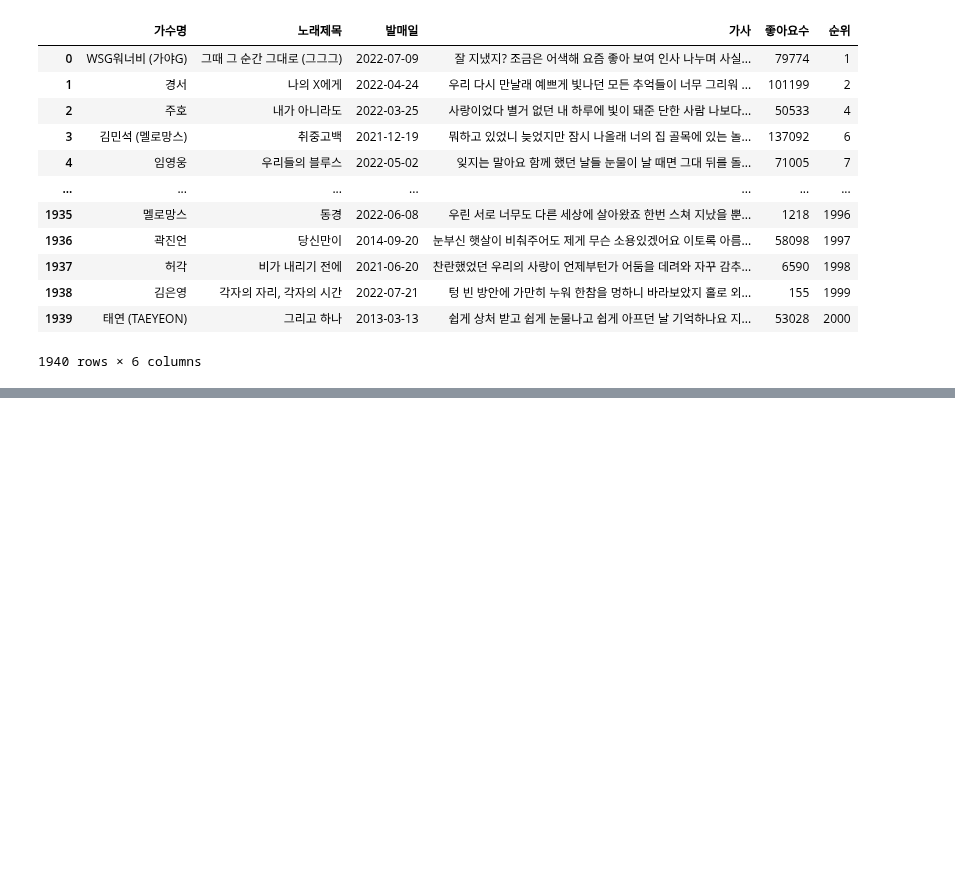
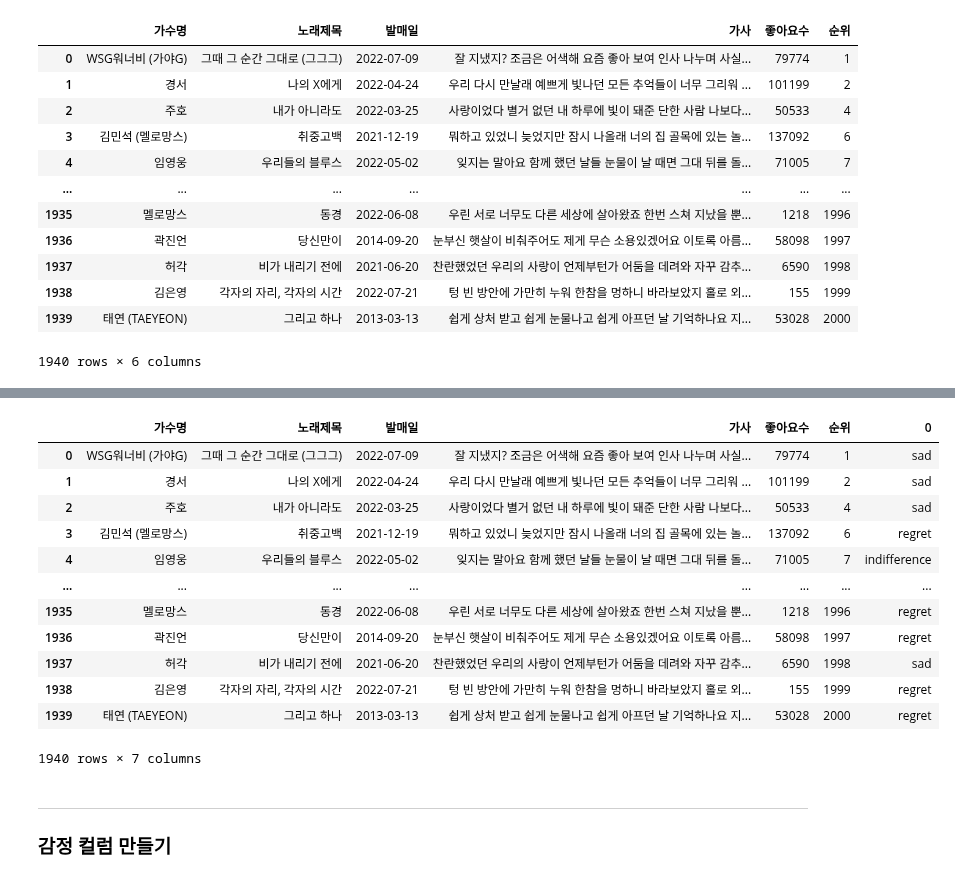
Before and after one commit to python-project-3Joe/python, a Jupyter notebook: Note/나이브베이즈/NaiveBayes.ipynb, the cells around one changed output, grey strips where cells are left out. Saved outputs shown, nothing was run; the diff lists cells and outputs as text; code cells hidden in the pictures; blank space fills up the shorter version.

Commit message:
Naive Bayes 모델로 감정 구분 후 csv 파일 만들었음(완성)

```diff
--- a/Note/나이브베이즈/NaiveBayes.ipynb
+++ b/Note/나이브베이즈/NaiveBayes.ipynb
@@ -136,0 +183,9 @@ memory usage: 91.1+ KB
+# %%
+emotion = []
+for j in range(1940//30 + 1):
+    for i in range(j*30, j*30+30):
+        if (i == 1940):
+            break
+        pre, scorelist = bf.predict(str(train_ballad2000.iloc[i].가사))
+        emotion.append(pre)
+        bf.fit(str(train_ballad2000.iloc[i].가사),pre)
@@ -211,0 +237,3 @@ emotion
+# %%
+감정 = pd.DataFrame(emotion)
+감정
@@ -211,0 +254,21 @@ emotion
+# %%
+Bayes_ballad2000 = pd.concat([Bayes_ballad2000,감정], axis=1)
+# %%
+Bayes_ballad2000
+# %% [output]
+|  | 가수명 | 노래제목 | 발매일 | 가사 | 좋아요수 | 순위 | 0 |
+| 0 | WSG워너비 (가야G) | 그때 그 순간 그대로 (그그그) | 2022-07-09 | 잘 지냈지? 조금은 어색해 요즘 좋아 보여 인사 나누며 사실... | 79774 | 1 | sad |
+| 1 | 경서 | 나의 X에게 | 2022-04-24 | 우리 다시 만날래 예쁘게 빛나던 모든 추억들이 너무 그리워 ... | 101199 | 2 | sad |
+| 2 | 주호 | 내가 아니라도 | 2022-03-25 | 사랑이었다 별거 없던 내 하루에 빛이 돼준 단한 사람 나보다... | 50533 | 4 | sad |
+| 3 | 김민석 (멜로망스) | 취중고백 | 2021-12-19 | 뭐하고 있었니 늦었지만 잠시 나올래 너의 집 골목에 있는 놀... | 137092 | 6 | regret |
+| 4 | 임영웅 | 우리들의 블루스 | 2022-05-02 | 잊지는 말아요 함께 했던 날들 눈물이 날 때면 그대 뒤를 돌... | 71005 | 7 | indifference |
+| ... | ... | ... | ... | ... | ... | ... | ... |
+| 1935 | 멜로망스 | 동경 | 2022-06-08 | 우린 서로 너무도 다른 세상에 살아왔죠 한번 스쳐 지났을 뿐... | 1218 | 1996 | regret |
+| 1936 | 곽진언 | 당신만이 | 2014-09-20 | 눈부신 햇살이 비춰주어도 제게 무슨 소용있겠어요 이토록 아름... | 58098 | 1997 | regret |
+| 1937 | 허각 | 비가 내리기 전에 | 2021-06-20 | 찬란했었던 우리의 사랑이 언제부턴가 어둠을 데려와 자꾸 감추... | 6590 | 1998 | sad |
+| 1938 | 김은영 | 각자의 자리, 각자의 시간 | 2022-07-21 | 텅 빈 방안에 가만히 누워 한참을 멍하니 바라보았지 홀로 외... | 155 | 1999 | regret |
+| 1939 | 태연 (TAEYEON) | 그리고 하나 | 2013-03-13 | 쉽게 상처 받고 쉽게 눈물나고 쉽게 아프던 날 기억하나요 지... | 53028 | 2000 | regret |
+1940 rows × 7 columns
+# %% [markdown]
+---
+### 감정 컬럼 만들기
```
Also changed, not shown: parts of 19 cells of this notebook.
